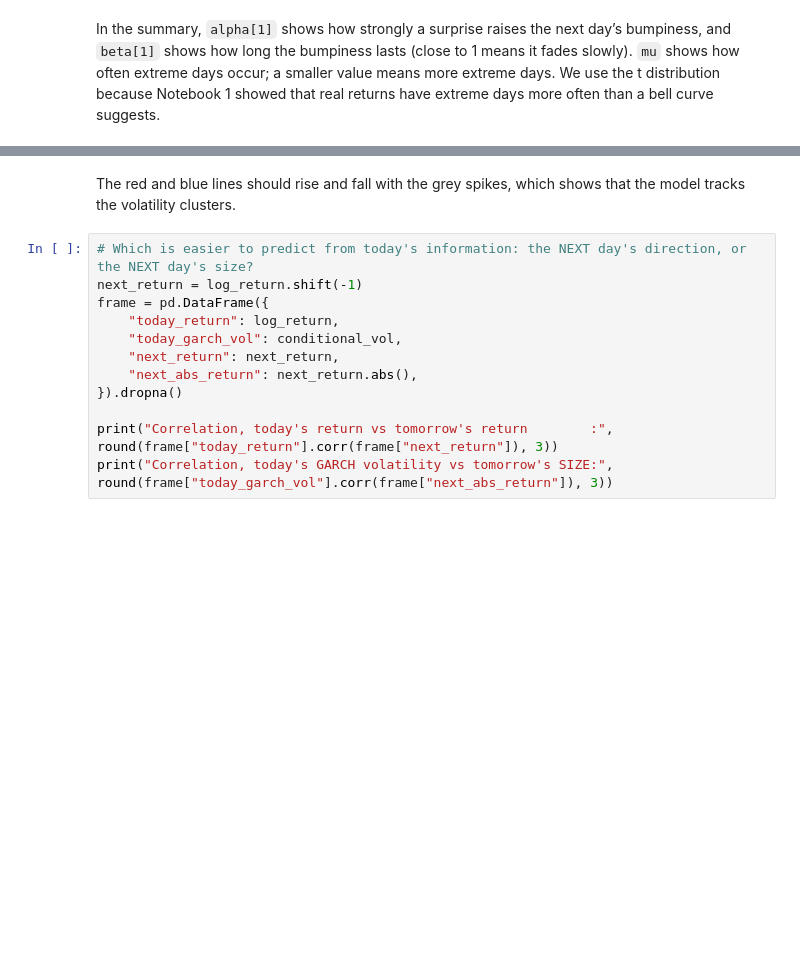
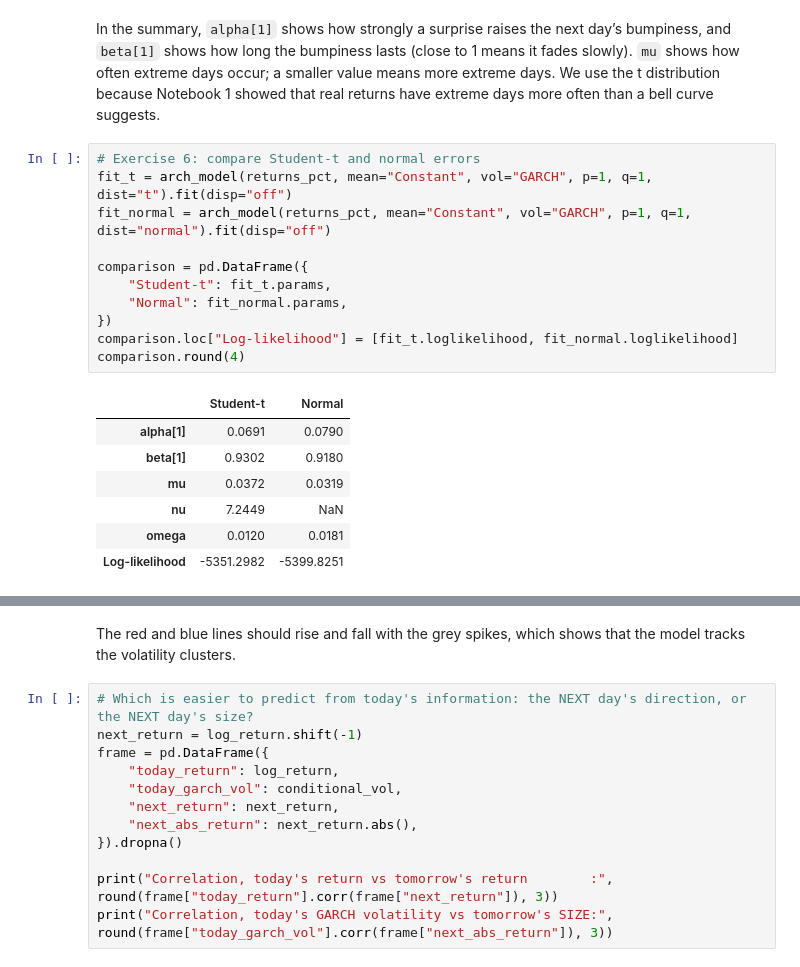
Before and after one commit to BI-course/tsf-202604-b2, a Jupyter notebook: 2_stationarity_and_returns.ipynb, the cells around one changed output, grey strips where cells are left out. Drawn from its saved outputs; the diff is of its cells as text; blank space fills up the shorter version.

Commit message:
Member 1: Notebook 2 on XOM and exercise answers

```diff
--- a/2_stationarity_and_returns.ipynb
+++ b/2_stationarity_and_returns.ipynb
@@ -490,5 +512,24 @@ beta[1]        0.9365  1.698e-02     55.154      0.000      [  0.903,  0.970]
 # %% [markdown]
 In the summary, `alpha[1]` shows how strongly a surprise raises the next day’s bumpiness, and `beta[1]` shows how long the bumpiness lasts (close to 1 means it fades slowly). `mu` shows how often extreme days occur; a smaller value means more extreme days. We use the t distribution because Notebook 1 showed that real returns have extreme days more often than a bell curve suggests.
+# %%
+# Exercise 6: compare Student-t and normal errors
+fit_t = arch_model(returns_pct, mean="Constant", vol="GARCH", p=1, q=1, dist="t").fit(disp="off")
+fit_normal = arch_model(returns_pct, mean="Constant", vol="GARCH", p=1, q=1, dist="normal").fit(disp="off")
+
+comparison = pd.DataFrame({
+    "Student-t": fit_t.params,
+    "Normal": fit_normal.params,
+})
+comparison.loc["Log-likelihood"] = [fit_t.loglikelihood, fit_normal.loglikelihood]
+comparison.round(4)
+# %% [output]
+|  | Student-t | Normal |
+| alpha[1] | 0.0691 | 0.0790 |
+| beta[1] | 0.9302 | 0.9180 |
+| mu | 0.0372 | 0.0319 |
+| nu | 7.2449 | NaN |
+| omega | 0.0120 | 0.0181 |
+| Log-likelihood | -5351.2982 | -5399.8251 |
 # %%
 conditional_vol = garch_fit.conditional_volatility / 100        # back to return units
 realised_vol = log_return.rolling(21).std()
```
Also changed, not shown: parts of 22 cells of this notebook, 1 other file.
